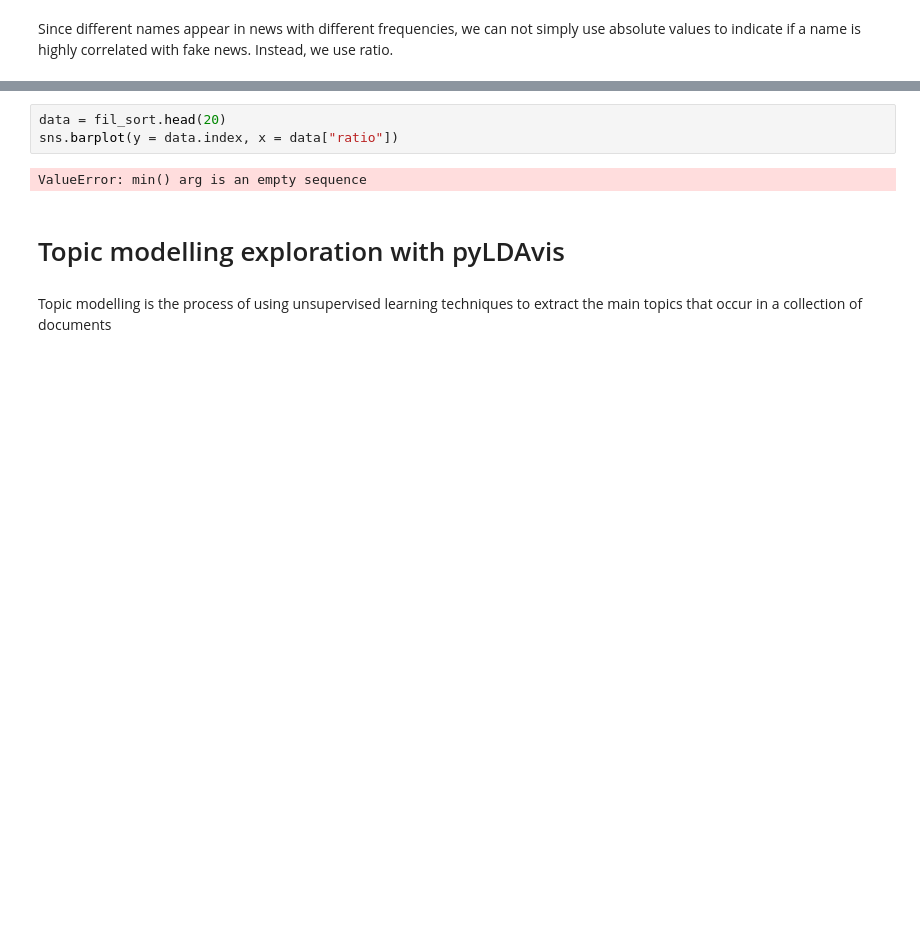
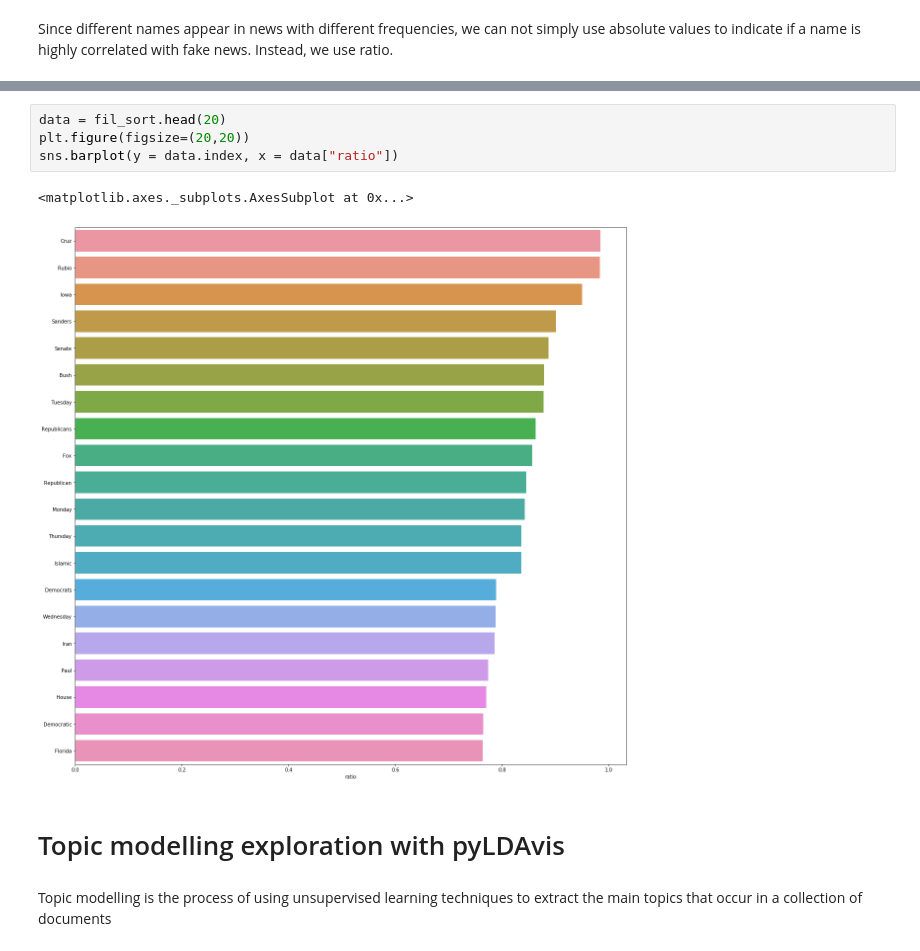
Before and after one commit to Cauchy-1899c/Project-4-LanguageProcessing, a Jupyter notebook: DST assignment 3 Kexi, Kostas, Haimeng, Mateusz_ver_1.1.ipynb, the cells around one changed output, grey strips where cells are left out. Drawn from its saved outputs; the diff is of its cells as text; blank space fills up the shorter version.

```diff
--- a/DST assignment 3 Kexi, Kostas, Haimeng, Mateusz_ver_1.1.ipynb
+++ b/DST assignment 3 Kexi, Kostas, Haimeng, Mateusz_ver_1.1.ipynb
@@ -380,8 +399,10 @@ fil_sort.head()
 # %%
 data = fil_sort.head(20)
+plt.figure(figsize=(20,20))
 sns.barplot(y = data.index, x = data["ratio"])
 # %% [output]
-ValueError: min() arg is an empty sequence
+<matplotlib.axes._subplots.AxesSubplot at 0x...>
+[figure, added]
 # %% [markdown]
 # Topic modelling exploration with pyLDAvis
 # %% [markdown]
```
Also changed, not shown: parts of 24 cells of this notebook.
